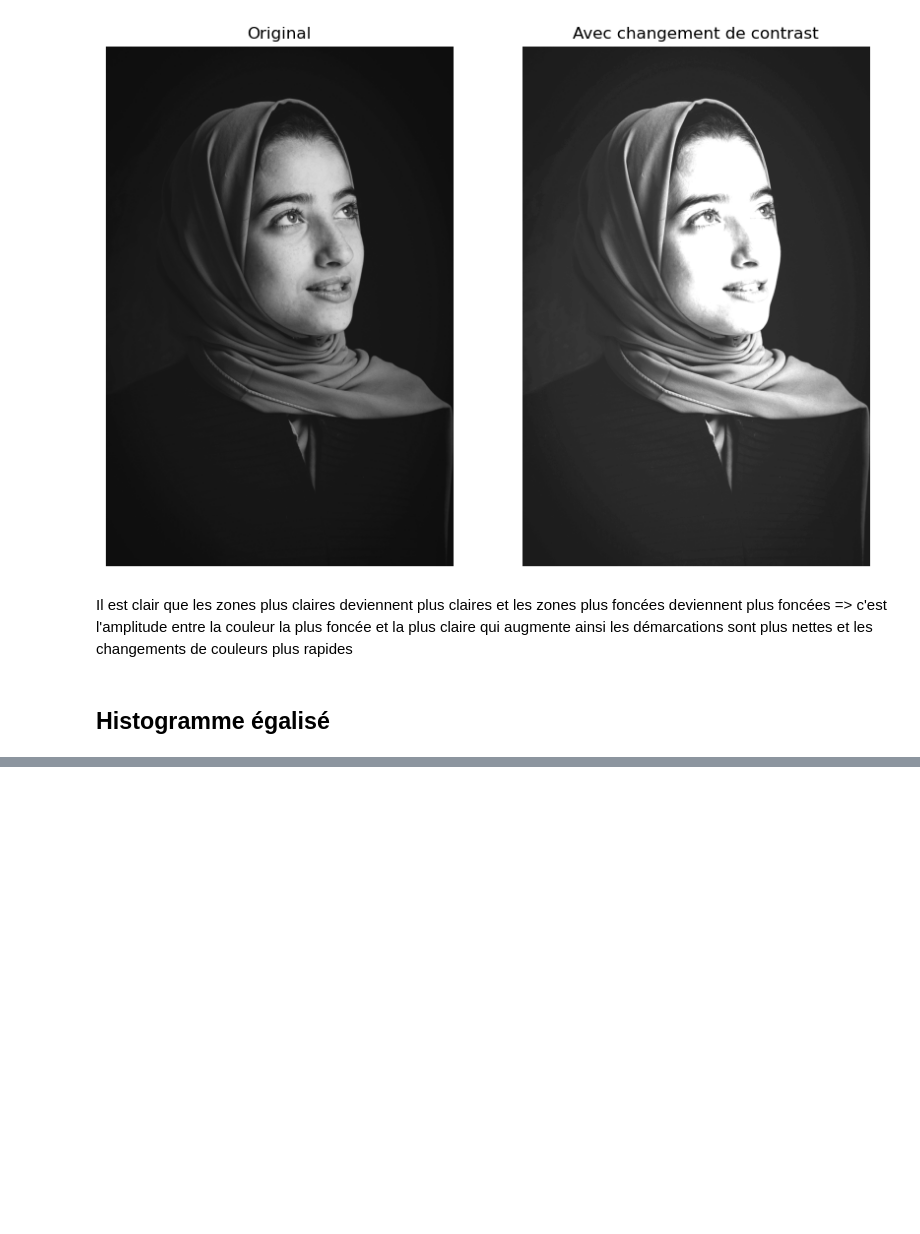
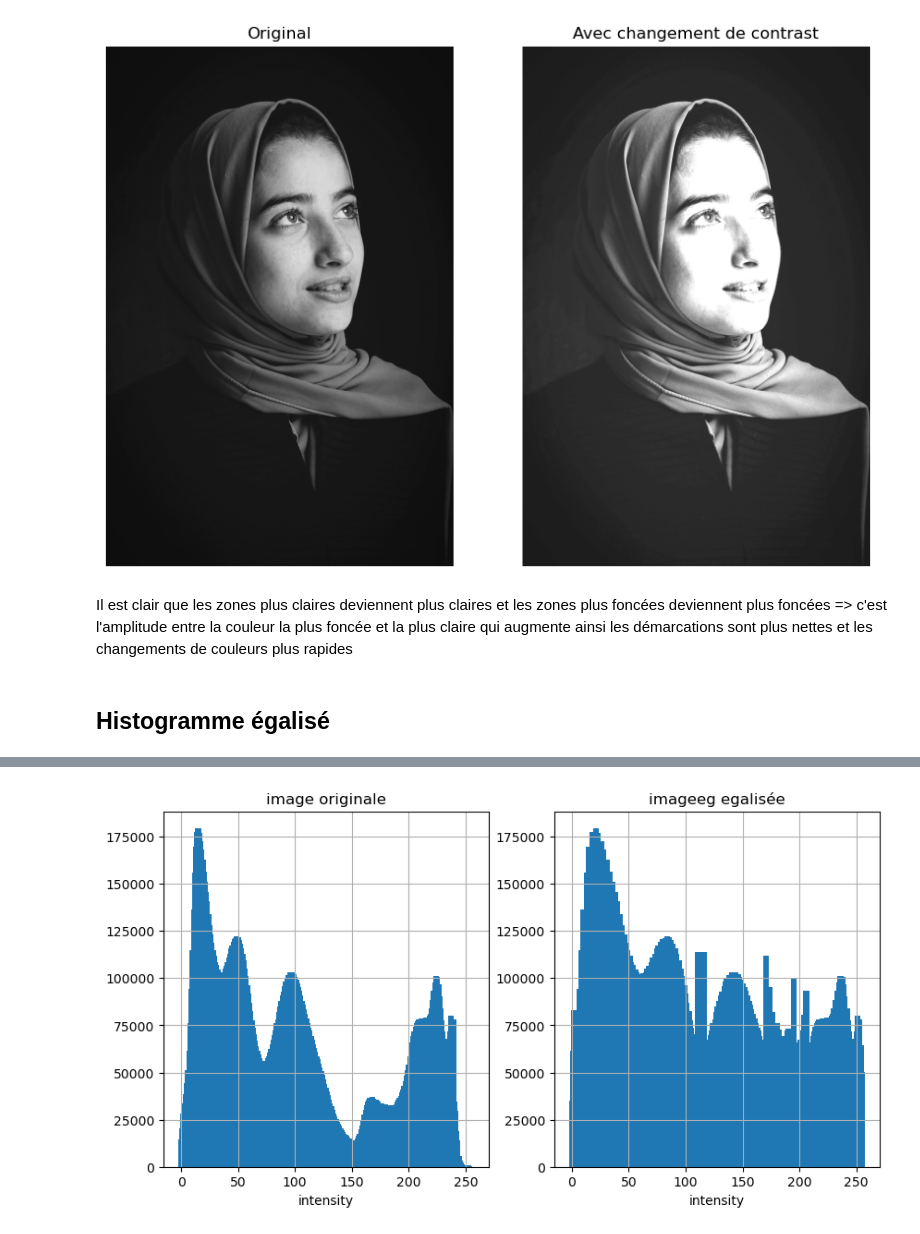
Before and after one commit to BatataNatna/Computer_Vision_Labs, a Jupyter notebook: Lab_03.ipynb, the cells around one changed output, grey strips where cells are left out. Cells and saved outputs as stored; diff of their text form; code cells hidden in the pictures; blank space fills up the shorter version.

```diff
--- a/Lab_03.ipynb
+++ b/Lab_03.ipynb
@@ -274,0 +288,5 @@ Il est clair que les zones plus claires deviennent plus claires et les zones plu
+# %%
+plt.figure(figsize=(10,5))
+plot_hist(alpes,new_image,"image originale","imageeg egalisée")
+# %% [output]
+[figure, added]
```
Also changed, not shown: parts of 18 cells of this notebook, 4 other files.
